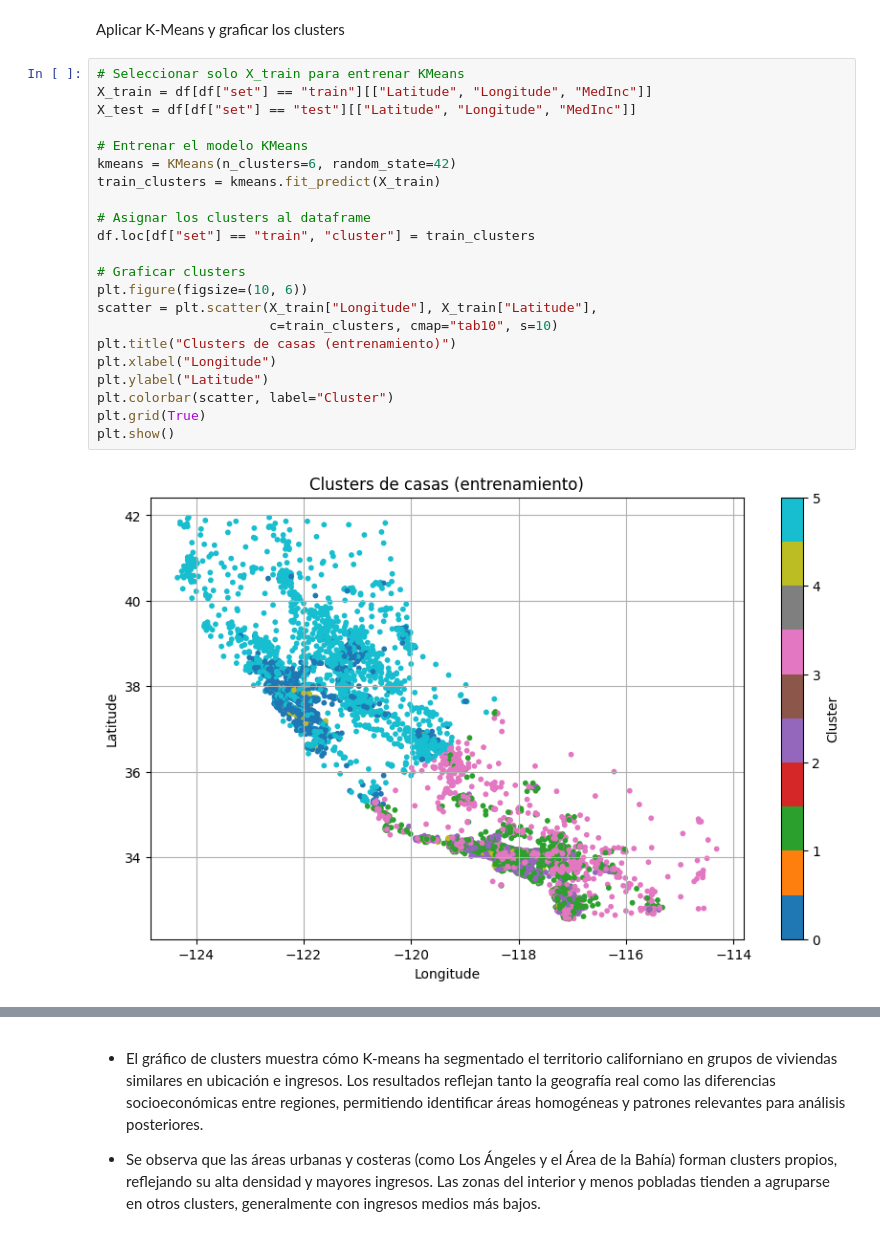
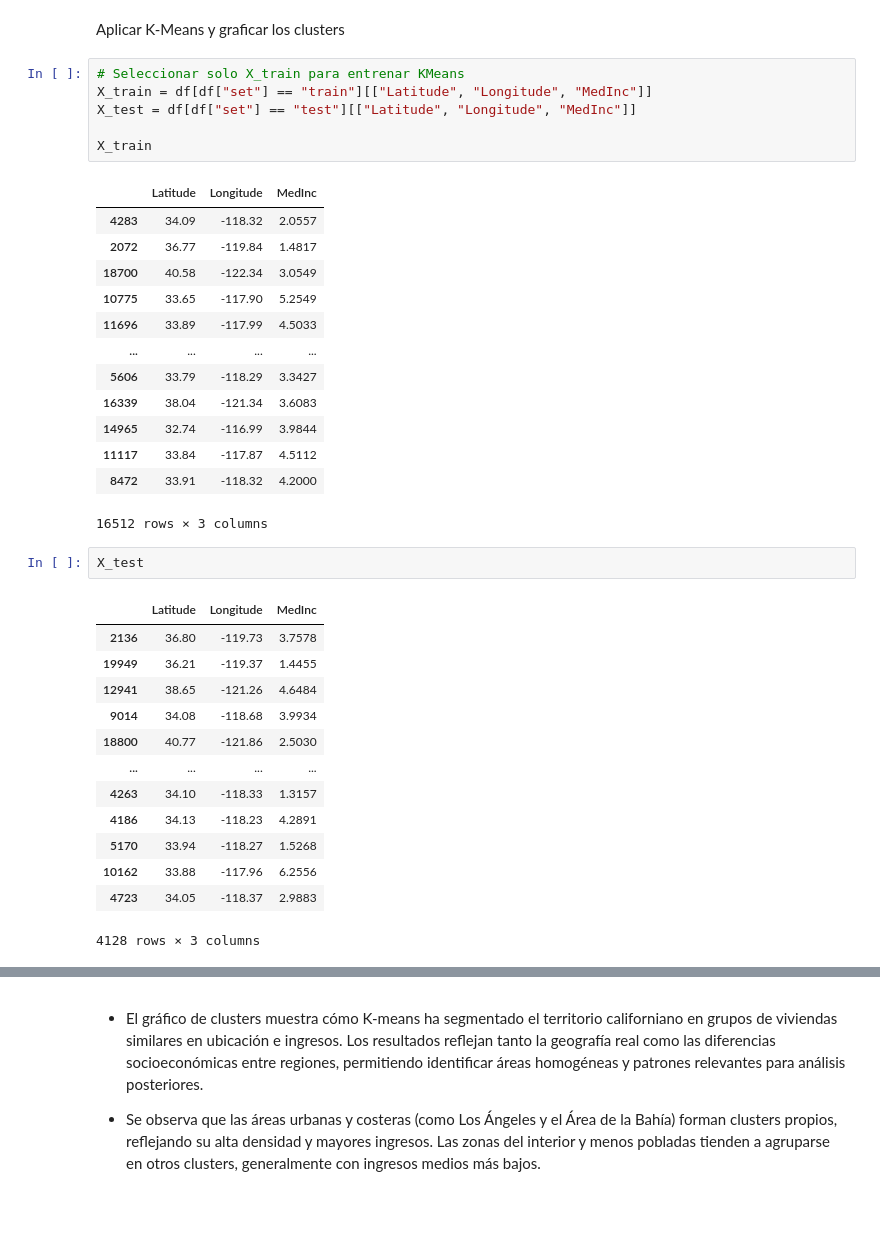
Before and after one commit to 4GeeksAcademy/iddalycastro-eda, a Jupyter notebook: src/09-k-means.ipynb, the cells around one changed output, grey strips where cells are left out. Drawn from its saved outputs; the diff is of its cells as text; blank space fills up the shorter version.

```diff
--- a/src/09-k-means.ipynb
+++ b/src/09-k-means.ipynb
@@ -106,24 +106,36 @@ Aplicar K-Means y graficar los clusters
 # %%
 # Seleccionar solo X_train para entrenar KMeans
 X_train = df[df["set"] == "train"][["Latitude", "Longitude", "MedInc"]]
 X_test = df[df["set"] == "test"][["Latitude", "Longitude", "MedInc"]]
 
-# Entrenar el modelo KMeans
-kmeans = KMeans(n_clusters=6, random_state=42)
-train_clusters = kmeans.fit_predict(X_train)
-
-# Asignar los clusters al dataframe
-df.loc[df["set"] == "train", "cluster"] = train_clusters
-
-# Graficar clusters
-plt.figure(figsize=(10, 6))
-scatter = plt.scatter(X_train["Longitude"], X_train["Latitude"],
-                      c=train_clusters, cmap="tab10", s=10)
-plt.title("Clusters de casas (entrenamiento)")
-plt.xlabel("Longitude")
-plt.ylabel("Latitude")
-plt.colorbar(scatter, label="Cluster")
-plt.grid(True)
-plt.show()
+X_train
 # %% [output]
-[figure, removed]
+|  | Latitude | Longitude | MedInc |
+| 4283 | 34.09 | -118.32 | 2.0557 |
+| 2072 | 36.77 | -119.84 | 1.4817 |
+| 18700 | 40.58 | -122.34 | 3.0549 |
+| 10775 | 33.65 | -117.90 | 5.2549 |
+| 11696 | 33.89 | -117.99 | 4.5033 |
+| ... | ... | ... | ... |
+| 5606 | 33.79 | -118.29 | 3.3427 |
+| 16339 | 38.04 | -121.34 | 3.6083 |
+| 14965 | 32.74 | -116.99 | 3.9844 |
+| 11117 | 33.84 | -117.87 | 4.5112 |
+| 8472 | 33.91 | -118.32 | 4.2000 |
+16512 rows × 3 columns
+# %%
+X_test
+# %% [output]
+|  | Latitude | Longitude | MedInc |
+| 2136 | 36.80 | -119.73 | 3.7578 |
+| 19949 | 36.21 | -119.37 | 1.4455 |
+| 12941 | 38.65 | -121.26 | 4.6484 |
+| 9014 | 34.08 | -118.68 | 3.9934 |
+| 18800 | 40.77 | -121.86 | 2.5030 |
+| ... | ... | ... | ... |
+| 4263 | 34.10 | -118.33 | 1.3157 |
+| 4186 | 34.13 | -118.23 | 4.2891 |
+| 5170 | 33.94 | -118.27 | 1.5268 |
+| 10162 | 33.88 | -117.96 | 6.2556 |
+| 4723 | 34.05 | -118.37 | 2.9883 |
+4128 rows × 3 columns
```
Also changed, not shown: parts of 13 cells of this notebook, 2 other files.
